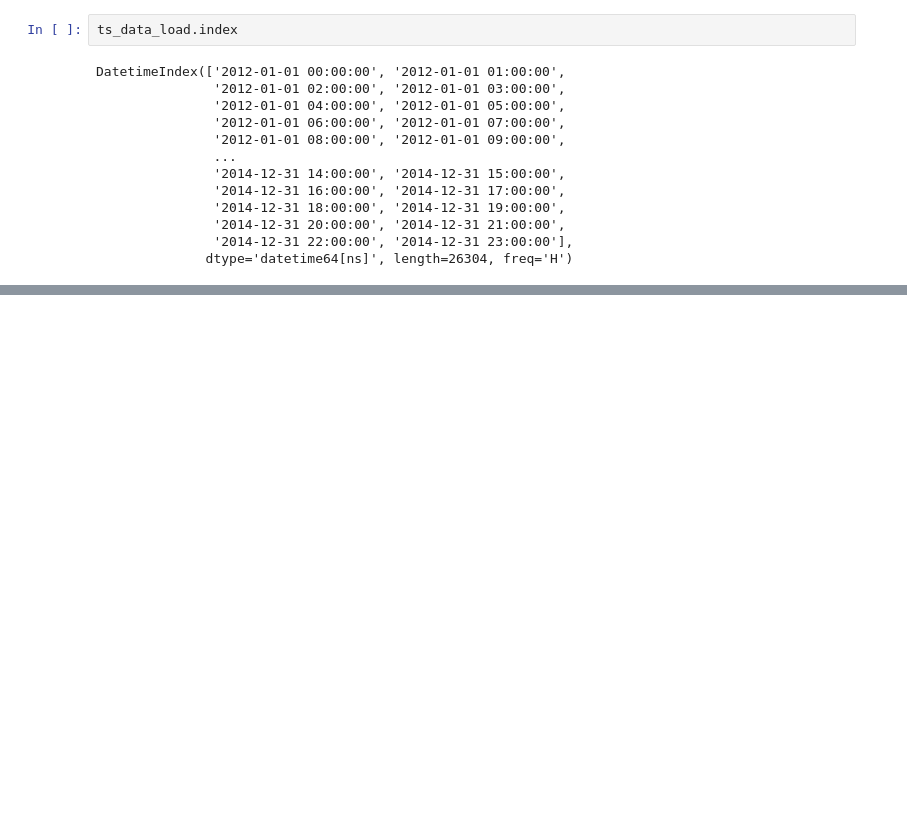
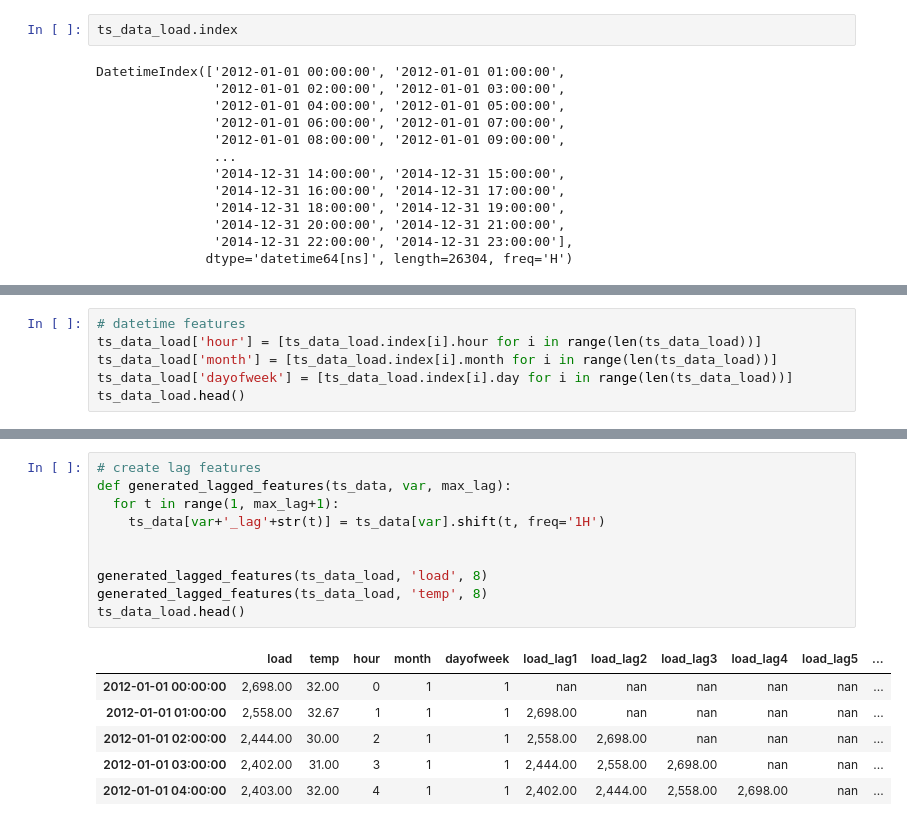
Before and after one commit to paulsok/kaggle, a Jupyter notebook: Global Energy Forecasting Competition/Global_Energy_Forecasting_Competition.ipynb, the cells around one changed output, grey strips where cells are left out. Drawn from its saved outputs; the diff is of its cells as text; blank space fills up the shorter version.

```diff
--- a/Global Energy Forecasting Competition/Global_Energy_Forecasting_Competition.ipynb
+++ b/Global Energy Forecasting Competition/Global_Energy_Forecasting_Competition.ipynb
@@ -72,0 +163,6 @@ DatetimeIndex(['2012-01-01 00:00:00', '2012-01-01 01:00:00',
+# %%
+# datetime features
+ts_data_load['hour'] = [ts_data_load.index[i].hour for i in range(len(ts_data_load))]
+ts_data_load['month'] = [ts_data_load.index[i].month for i in range(len(ts_data_load))]
+ts_data_load['dayofweek'] = [ts_data_load.index[i].day for i in range(len(ts_data_load))]
+ts_data_load.head()
@@ -72,0 +176,17 @@ DatetimeIndex(['2012-01-01 00:00:00', '2012-01-01 01:00:00',
+# %%
+# create lag features
+def generated_lagged_features(ts_data, var, max_lag):
+  for t in range(1, max_lag+1):
+    ts_data[var+'_lag'+str(t)] = ts_data[var].shift(t, freq='1H')
+
+
+generated_lagged_features(ts_data_load, 'load', 8)
+generated_lagged_features(ts_data_load, 'temp', 8)
+ts_data_load.head()
+# %% [output]
+|  | load | temp | hour | month | dayofweek | load_lag1 | load_lag2 | load_lag3 | load_lag4 | load_lag5 | ... |
+| 2012-01-01 00:00:00 | 2,698.00 | 32.00 | 0 | 1 | 1 | nan | nan | nan | nan | nan | ... |
+| 2012-01-01 01:00:00 | 2,558.00 | 32.67 | 1 | 1 | 1 | 2,698.00 | nan | nan | nan | nan | ... |
+| 2012-01-01 02:00:00 | 2,444.00 | 30.00 | 2 | 1 | 1 | 2,558.00 | 2,698.00 | nan | nan | nan | ... |
+| 2012-01-01 03:00:00 | 2,402.00 | 31.00 | 3 | 1 | 1 | 2,444.00 | 2,558.00 | 2,698.00 | nan | nan | ... |
+| 2012-01-01 04:00:00 | 2,403.00 | 32.00 | 4 | 1 | 1 | 2,402.00 | 2,444.00 | 2,558.00 | 2,698.00 | nan | ... |
```
Also changed, not shown: parts of 12 cells of this notebook.
